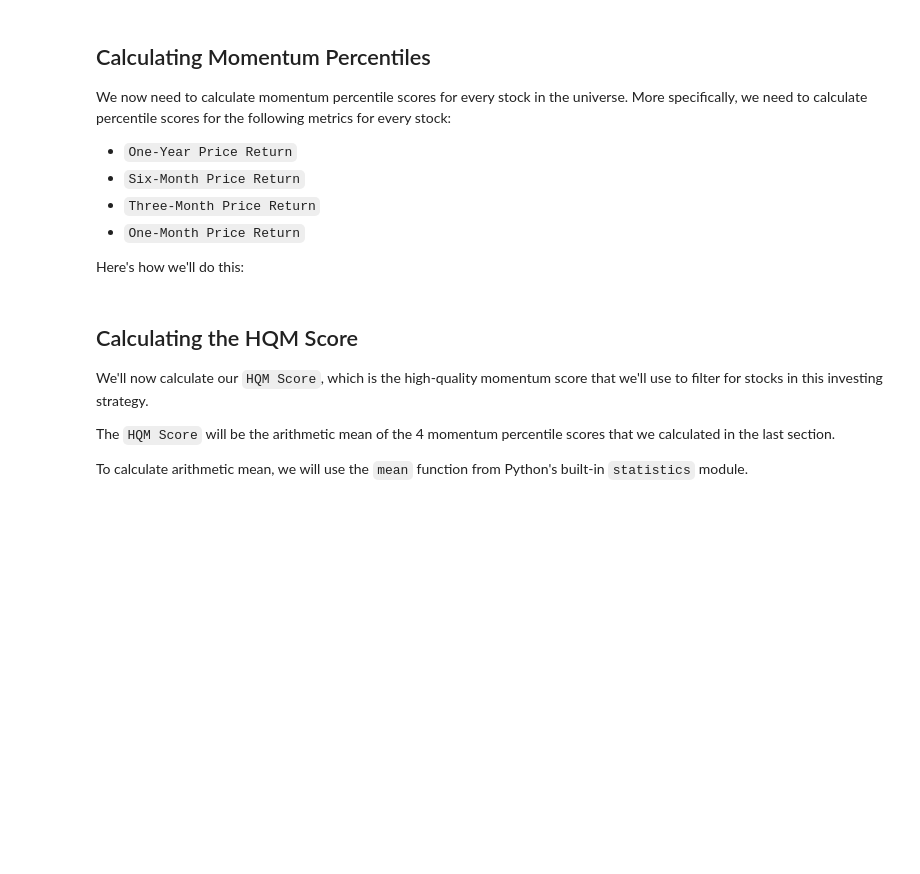
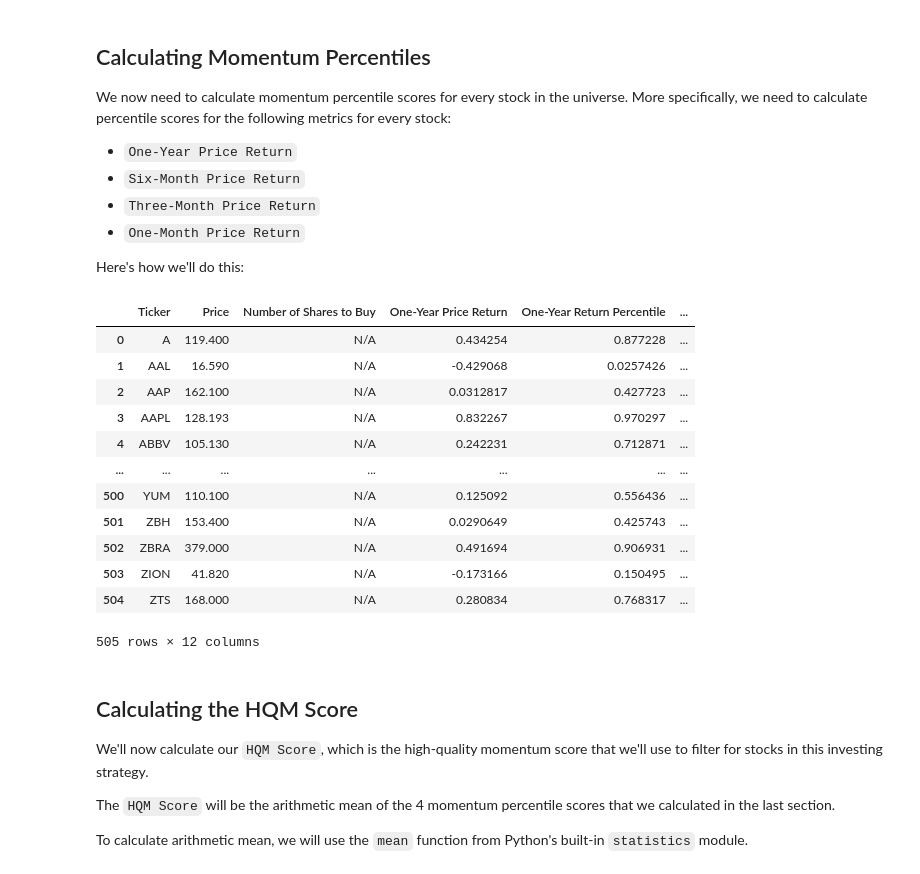
Before and after one commit to peter-j-schmidt/algorithmic-trading-python, a Jupyter notebook: starter_files/002_quantitative_momentum_strategy.ipynb, the cells around one changed output. Saved outputs shown, nothing was run; the diff lists cells and outputs as text; code cells hidden in the pictures; blank space fills up the shorter version.

```diff
--- a/starter_files/002_quantitative_momentum_strategy.ipynb
+++ b/starter_files/002_quantitative_momentum_strategy.ipynb
@@ -202,6 +276,38 @@ We now need to calculate momentum percentile scores for every stock in the unive
 * `One-Month Price Return`
 
 Here's how we'll do this:
+# %%
+time_periods = [
+                'One-Year',
+                'Six-Month',
+                'Three-Month',
+                'One-Month'
+                ]
+for row in hqm_dataframe.index:
+    for time_period in time_periods:
+        if hqm_dataframe.loc[row, f'{time_period} Price Return'] == None:
+            hqm_dataframe.loc[row, f'{time_period} Price Return'] = 0.0
+
+for row in hqm_dataframe.index:
+    for time_period in time_periods:
+
+        hqm_dataframe.loc[row, f'{time_period} Return Percentile'] = stats.percentileofscore(hqm_dataframe[f'{time_period} Price Return'], hqm_dataframe.loc[row, f'{time_period} Price Return'])/100
+
+hqm_dataframe
+# %% [output]
+|  | Ticker | Price | Number of Shares to Buy | One-Year Price Return | One-Year Return Percentile | ... |
+| 0 | A | 119.400 | N/A | 0.434254 | 0.877228 | ... |
+| 1 | AAL | 16.590 | N/A | -0.429068 | 0.0257426 | ... |
+| 2 | AAP | 162.100 | N/A | 0.0312817 | 0.427723 | ... |
+| 3 | AAPL | 128.193 | N/A | 0.832267 | 0.970297 | ... |
+| 4 | ABBV | 105.130 | N/A | 0.242231 | 0.712871 | ... |
+| ... | ... | ... | ... | ... | ... | ... |
+| 500 | YUM | 110.100 | N/A | 0.125092 | 0.556436 | ... |
+| 501 | ZBH | 153.400 | N/A | 0.0290649 | 0.425743 | ... |
+| 502 | ZBRA | 379.000 | N/A | 0.491694 | 0.906931 | ... |
+| 503 | ZION | 41.820 | N/A | -0.173166 | 0.150495 | ... |
+| 504 | ZTS | 168.000 | N/A | 0.280834 | 0.768317 | ... |
+505 rows × 12 columns
 # %% [markdown]
 ## Calculating the HQM Score
 
```
Also changed, not shown: parts of 14 cells of this notebook.
